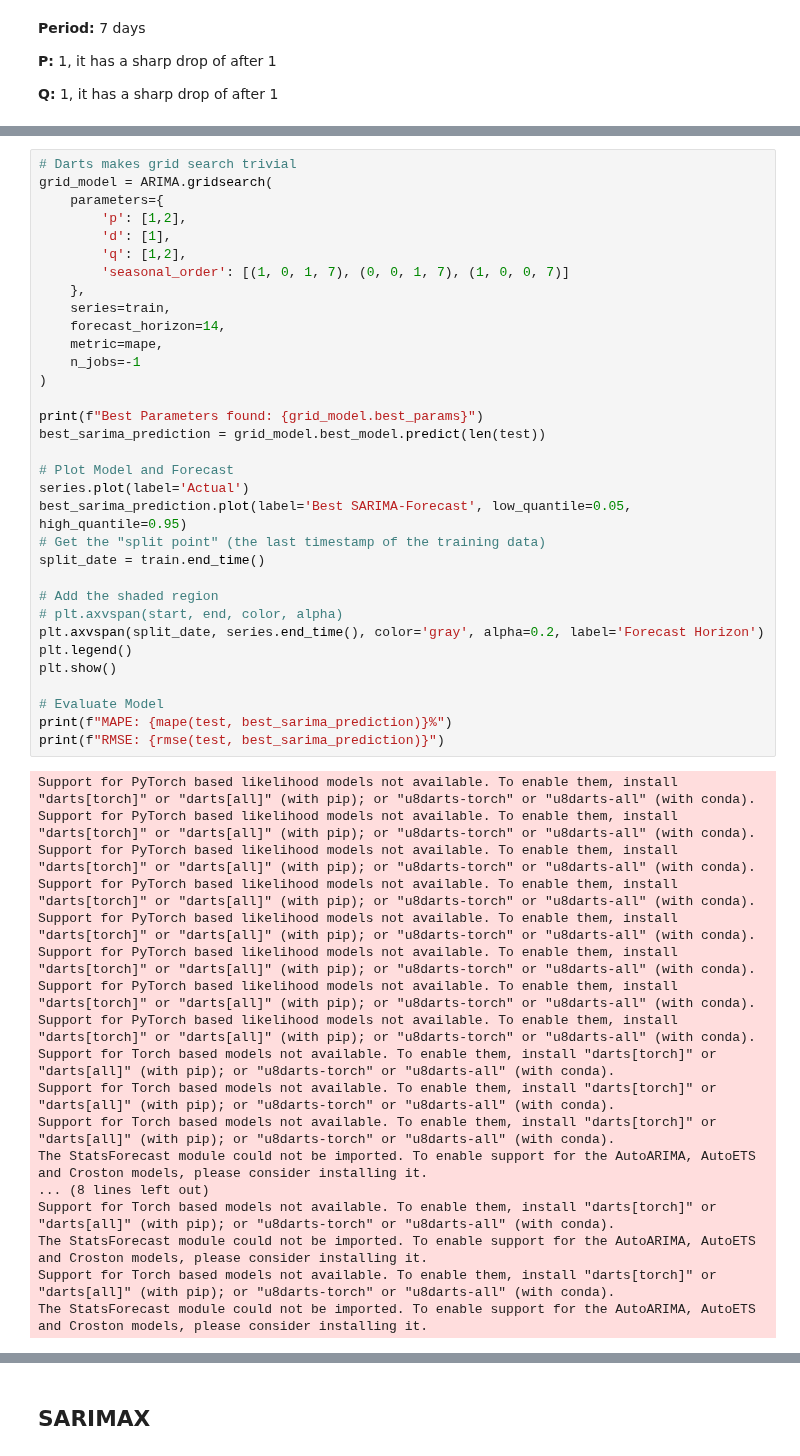
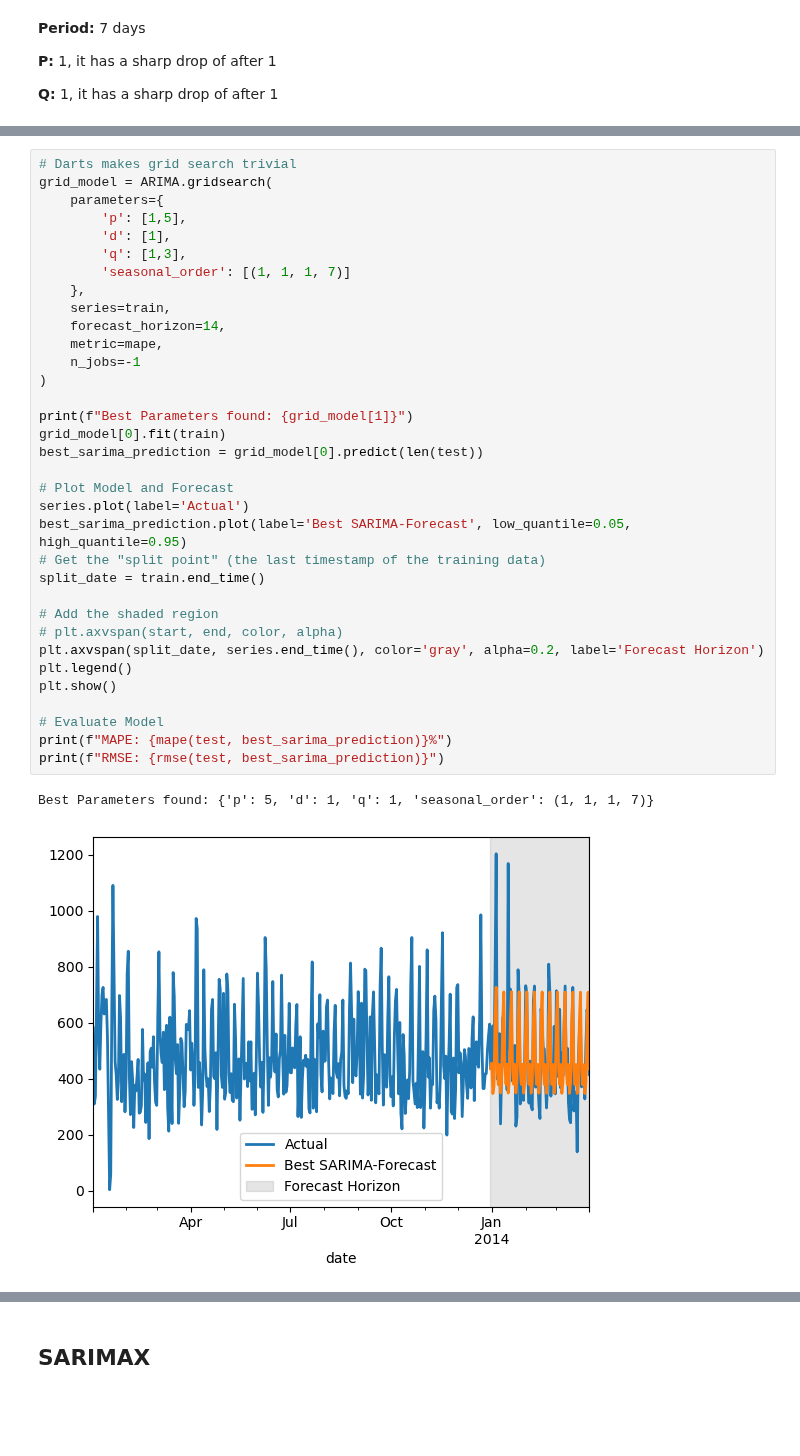
Before and after one commit to Moritz-Binder/corporacion_favorita_grocery_sales_forecasting, a Jupyter notebook: ipynb/Model_Experimentation.ipynb, the cells around one changed output, grey strips where cells are left out. Drawn from its saved outputs; the diff is of its cells as text; blank space fills up the shorter version.

Commit message:
adding all simple timeseries models

```diff
--- a/ipynb/Model_Experimentation.ipynb
+++ b/ipynb/Model_Experimentation.ipynb
@@ -322,51 +330,37 @@ RMSE: 143.59250812021006
 # %%
 # Darts makes grid search trivial
 grid_model = ARIMA.gridsearch(
     parameters={
-        'p': [1,2],
+        'p': [1,5],
         'd': [1],
-        'q': [1,2],
-        'seasonal_order': [(1, 0, 1, 7), (0, 0, 1, 7), (1, 0, 0, 7)]
+        'q': [1,3],
+        'seasonal_order': [(1, 1, 1, 7)]
     },
     series=train,
     forecast_horizon=14,
     metric=mape,
     n_jobs=-1
 )
 
-print(f"Best Parameters found: {grid_model.best_params}")
-best_sarima_prediction = grid_model.best_model.predict(len(test))
+print(f"Best Parameters found: {grid_model[1]}")
+grid_model[0].fit(train)
+best_sarima_prediction = grid_model[0].predict(len(test))
 
 # Plot Model and Forecast
 series.plot(label='Actual')
 best_sarima_prediction.plot(label='Best SARIMA-Forecast', low_quantile=0.05, high_quantile=0.95)
 # Get the "split point" (the last timestamp of the training data)
 split_date = train.end_time()
 
 # Add the shaded region
 # plt.axvspan(start, end, color, alpha)
 plt.axvspan(split_date, series.end_time(), color='gray', alpha=0.2, label='Forecast Horizon')
 plt.legend()
 plt.show()
 
 # Evaluate Model
 print(f"MAPE: {mape(test, best_sarima_prediction)}%")
 print(f"RMSE: {rmse(test, best_sarima_prediction)}")
 # %% [output]
-Support for PyTorch based likelihood models not available. To enable them, install "darts[torch]" or "darts[all]" (with pip); or "u8darts-torch" or "u8darts-all" (with conda).
-Support for PyTorch based likelihood models not available. To enable them, install "darts[torch]" or "darts[all]" (with pip); or "u8darts-torch" or "u8darts-all" (with conda).
-Support for PyTorch based likelihood models not available. To enable them, install "darts[torch]" or "darts[all]" (with pip); or "u8darts-torch" or "u8darts-all" (with conda).
-Support for PyTorch based likelihood models not available. To enable them, install "darts[torch]" or "darts[all]" (with pip); or "u8darts-torch" or "u8darts-all" (with conda).
-Support for PyTorch based likelihood models not available. To enable them, install "darts[torch]" or "darts[all]" (with pip); or "u8darts-torch" or "u8darts-all" (with conda).
-Support for PyTorch based likelihood models not available. To enable them, install "darts[torch]" or "darts[all]" (with pip); or "u8darts-torch" or "u8darts-all" (with conda).
-Support for PyTorch based likelihood models not available. To enable them, install "darts[torch]" or "darts[all]" (with pip); or "u8darts-torch" or "u8darts-all" (with conda).
-Support for PyTorch based likelihood models not available. To enable them, install "darts[torch]" or "darts[all]" (with pip); or "u8darts-torch" or "u8darts-all" (with conda).
-Support for Torch based models not available. To enable them, install "darts[torch]" or "darts[all]" (with pip); or "u8darts-torch" or "u8darts-all" (with conda).
-Support for Torch based models not available. To enable them, install "darts[torch]" or "darts[all]" (with pip); or "u8darts-torch" or "u8darts-all" (with conda).
-Support for Torch based models not available. To enable them, install "darts[torch]" or "darts[all]" (with pip); or "u8darts-torch" or "u8darts-all" (with conda).
-The StatsForecast module could not be imported. To enable support for the AutoARIMA, AutoETS and Croston models, please consider installing it.
-... (8 lines left out)
-Support for Torch based models not available. To enable them, install "darts[torch]" or "darts[all]" (with pip); or "u8darts-torch" or "u8darts-all" (with conda).
-The StatsForecast module could not be imported. To enable support for the AutoARIMA, AutoETS and Croston models, please consider installing it.
-Support for Torch based models not available. To enable them, install "darts[torch]" or "darts[all]" (with pip); or "u8darts-torch" or "u8darts-all" (with conda).
-The StatsForecast module could not be imported. To enable support for the AutoARIMA, AutoETS and Croston models, please consider installing it.
+Best Parameters found: {'p': 5, 'd': 1, 'q': 1, 'seasonal_order': (1, 1, 1, 7)}
+[figure, added]
```
Also changed, not shown: parts of 25 cells of this notebook, 2 other files.
